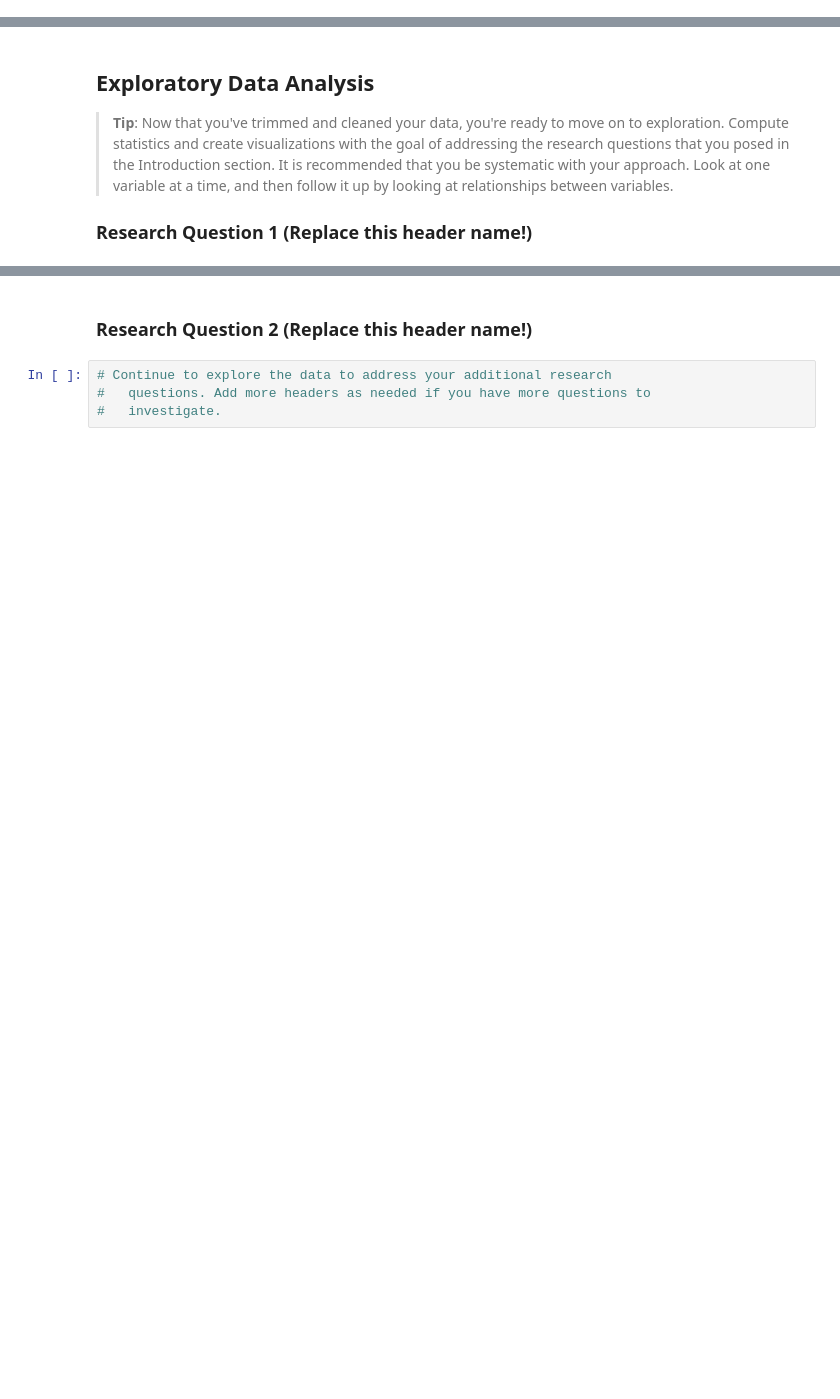
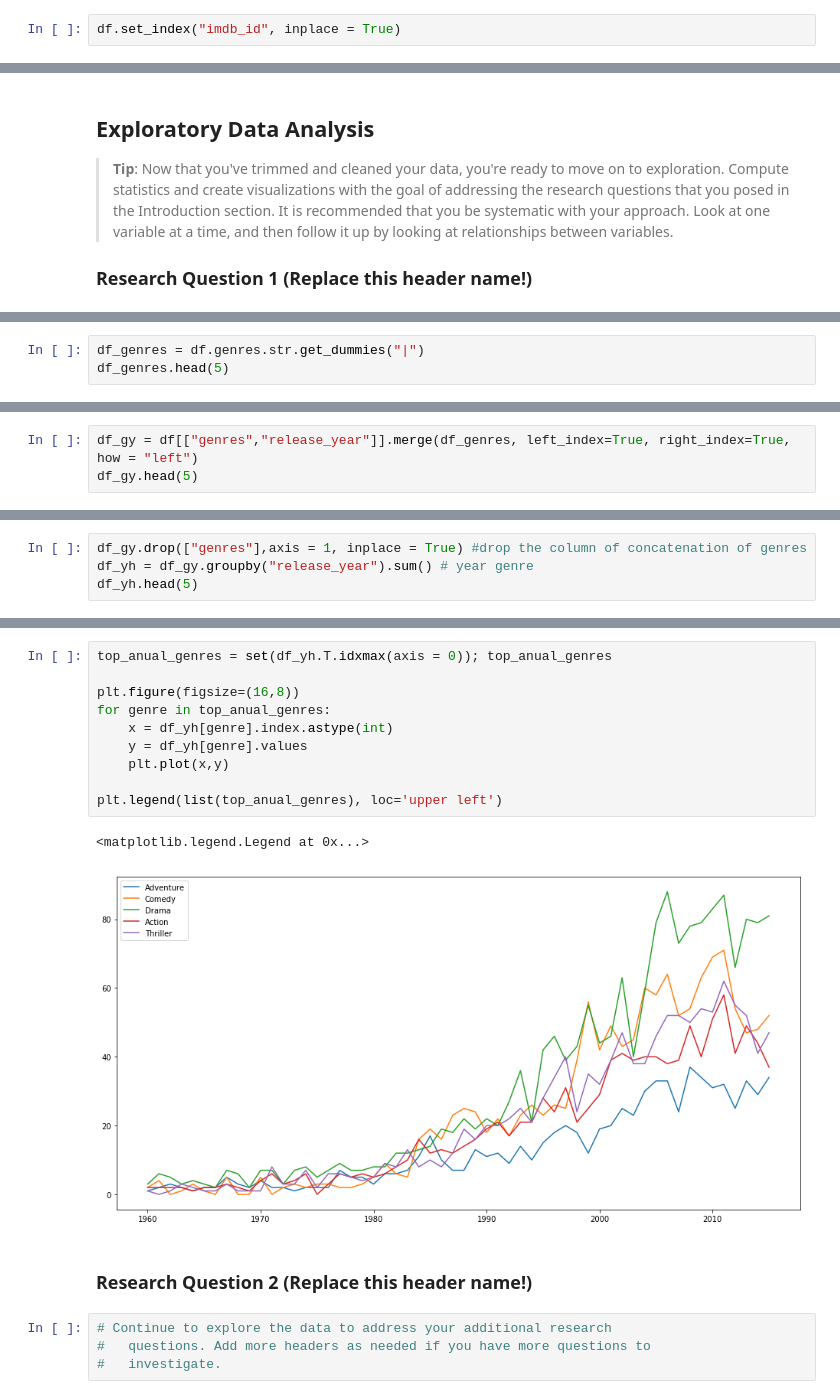
Before and after one commit to xavierlopeze/Investigate-a-Dataset-TMDb-movies-, a Jupyter notebook: report.ipynb, the cells around one changed output, grey strips where cells are left out. Drawn from its saved outputs; the diff is of its cells as text; blank space fills up the shorter version.

```diff
--- a/report.ipynb
+++ b/report.ipynb
@@ -186,6 +184,8 @@ df[df['imdb_id'].isna()]
 # %% [output]
 |  | imdb_id | budget | revenue | original_title | cast | director | genres | production_companies | ... |
 | id |  |  |  |  |  |  |  |  | ... |
+# %%
+df.set_index("imdb_id", inplace = True)
 # %% [markdown]
 >Lets explore the size of the dataset
 # %%
@@ -355,0 +363,3 @@ df.T
+# %%
+df_genres = df.genres.str.get_dummies("|")
+df_genres.head(5)
@@ -355,0 +374,3 @@ df.T
+# %%
+df_gy = df[["genres","release_year"]].merge(df_genres, left_index=True, right_index=True, how = "left")
+df_gy.head(5)
@@ -355,0 +386,4 @@ df.T
+# %%
+df_gy.drop(["genres"],axis = 1, inplace = True) #drop the column of concatenation of genres
+df_yh = df_gy.groupby("release_year").sum() # year genre
+df_yh.head(5)
@@ -356,3 +418,16 @@ df.T
+# %%
+top_anual_genres = set(df_yh.T.idxmax(axis = 0)); top_anual_genres
+
+plt.figure(figsize=(16,8))
+for genre in top_anual_genres:
+    x = df_yh[genre].index.astype(int)
+    y = df_yh[genre].values
+    plt.plot(x,y)
+
+plt.legend(list(top_anual_genres), loc='upper left')
+# %% [output]
+<matplotlib.legend.Legend at 0x...>
+[figure, added]
 # %% [markdown]
 ### Research Question 2  (Replace this header name!)
 # %%
```
Also changed, not shown: parts of 43 cells of this notebook.
